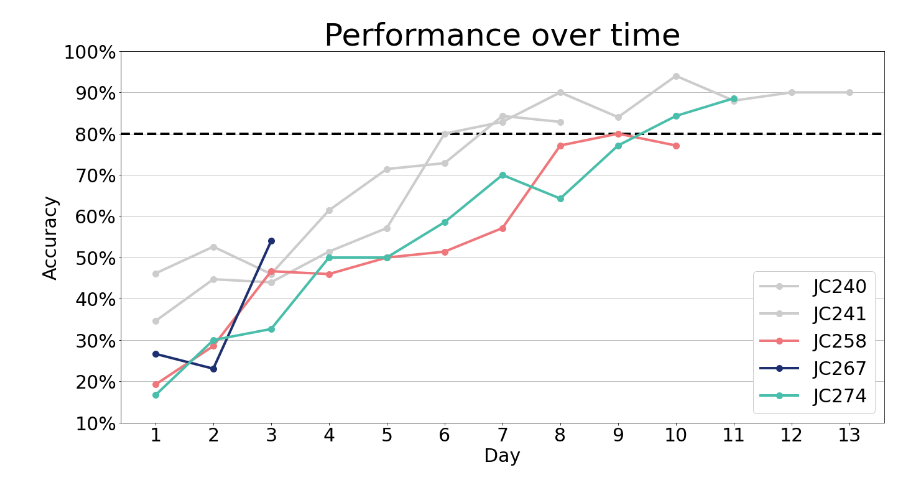
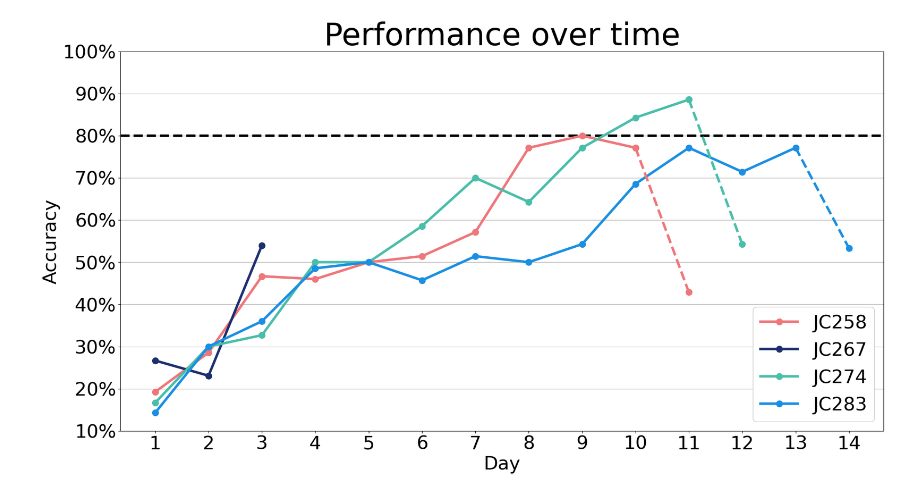
Before and after one commit to shauryagoyall/Andrea-Data, a Jupyter notebook: accuracySimple-v1.ipynb, the cells around one changed output. Cells and saved outputs as stored; diff of their text form; code cells hidden in the pictures.

Commit message:
updated accuracySimple script with JC283's data and generated new figures for the progress review

```diff
--- a/accuracySimple-v1.ipynb
+++ b/accuracySimple-v1.ipynb
@@ -1,11 +1,13 @@
 # %%
 import numpy as np
 import pandas as pd
+import seaborn as sns
 import matplotlib.pyplot as plt
 import matplotlib.ticker as mtick
 import datetime
 
 accuracy = pd.read_csv('accuracySimpleData.csv')
+days = [1,2,3,4,5,6,7,8,9,10,11,12,13,14]
 # %%
 fig = plt.figure(figsize=(22,11))
 ax = fig.add_subplot(111)
@@ -24,40 +26,46 @@ markerfmt = 10
 ax.set_title("Performance over time", fontsize=50)
 ax.set_xlabel('Day', fontsize=30)
 ax.set_ylabel('Accuracy', fontsize=30)
 ax.tick_params(labelsize=30)
 
 # # to highlight a specific line #
 # linefmtHighlight = 3.5
 # markerfmtHighlight = 6
 
 # other formatting #
 ax.xaxis.set_major_locator(mtick.MultipleLocator(1))
 ax.yaxis.set_major_formatter(mtick.FormatStrFormatter('%.0f%%'))
 ax.yaxis.grid()
 ax.axhline(y=80, c='black', ls='--', linewidth=linefmt) # color formerly #ae2012
 ax.set_ylim(10,100)
 # cscheme = ["#2a9d8f", "#7a5195", "#ffa600", "#e76f51"]
 cscheme = ["#EF767A", "#1D2F6F", "#49BEAA", "#1A8FE3"]
 
-# ax.plot(accuracy.Day, accuracy.JC240, c='red', label='JC240', marker='o', markersize=markerfmt)
-ax.plot(accuracy.Day[0:8], accuracy.JC240[0:8], c='0.8', linewidth=linefmt, label='JC240', marker='o', markersize=markerfmt)
-# ax.plot(accuracy.Day, accuracy.JC241, c='blue', linewidth=linefmt, label='JC241', marker='o', markersize=markerfmt)
-ax.plot(accuracy.Day[0:13], accuracy.JC241[0:13], c='0.8', linewidth=linefmt, label='JC241', marker='o', markersize=markerfmt)
-# ax.plot(accuracy.Day, accuracy.JC258, c=cscheme[0], linewidth=linefmt, label='JC258', marker='o', markersize=markerfmt)
-ax.plot(accuracy.Day[0:10], accuracy.JC258[0:10], c=cscheme[0], linewidth=linefmt, label='JC258', marker='o', markersize=markerfmt)
-ax.plot(accuracy.Day, accuracy.JC267, c=cscheme[1], linewidth=linefmt, label='JC267', marker='o', markersize=markerfmt)
-ax.plot(accuracy.Day[0:11], accuracy.JC274[0:11], c=cscheme[2], linewidth=linefmt, label='JC274', marker='o', markersize=markerfmt)
-# ax.plot(accuracy.Day, accuracy.JC274, c=cscheme[2], linewidth=linefmtHighlight, label='JC274', marker='o', markersize=markerfmtHighlight)
+# ax.plot(days, accuracy.JC240, c='red', label='JC240', marker='o', markersize=markerfmt)
+# ax.plot(days[0:8], accuracy.JC240[0:8], c='0.8', linewidth=linefmt, label='JC240', marker='o', markersize=markerfmt)
+# # ax.plot(days, accuracy.JC241, c='blue', linewidth=linefmt, label='JC241', marker='o', markersize=markerfmt)
+# ax.plot(days[0:13], accuracy.JC241[0:13], c='0.8', linewidth=linefmt, label='JC241', marker='o', markersize=markerfmt)
+# # ax.plot(days, accuracy.JC258, c=cscheme[0], linewidth=linefmt, label='JC258', marker='o', markersize=markerfmt)
+ax.plot(days[0:10], accuracy.JC258[0:10], c=cscheme[0], linewidth=linefmt, label='JC258', marker='o', markersize=markerfmt)
+ax.plot(days[0:3], accuracy.JC267[0:3], c=cscheme[1], linewidth=linefmt, label='JC267', marker='o', markersize=markerfmt)
+ax.plot(days[0:11], accuracy.JC274[0:11], c=cscheme[2], linewidth=linefmt, label='JC274', marker='o', markersize=markerfmt)
+# ax.plot(days, accuracy.JC274, c=cscheme[2], linewidth=linefmtHighlight, label='JC274', marker='o', markersize=markerfmtHighlight)
+ax.plot(days[0:13], accuracy.JC283[0:13], c=cscheme[3], lw=linefmt, label='JC283', marker='o', markersize=markerfmt)
+
+# Third association
+ax.plot(days[9:11], accuracy.JC258[9:11], c=cscheme[0], linewidth=linefmt, marker='o', markersize=markerfmt, ls='--')
+ax.plot(days[10:12], accuracy.JC274[10:12], c=cscheme[2], linewidth=linefmt, marker='o', markersize=markerfmt, ls='--')
+ax.plot(days[12:14], accuracy.JC283[12:14], c=cscheme[3], lw=linefmt, marker='o', markersize=markerfmt, ls='--')
 
 # # small legend #
 # ax.legend(loc=2, fontsize=20, framealpha=1)
 
 # large legend #
 ax.legend(loc=4, fontsize=30, framealpha=1)
 
 plt.show()
 timestamp = datetime.datetime.today().strftime("%Y-%m-%d-%H%M%S")
 # plt.savefig("Performance_"+timestamp+".png")
 # plt.savefig("Performance_"+timestamp+".svg")
 # %% [output]
-[figure, old version]
+[figure, new version]
```
Also changed, not shown: 7 other files.
